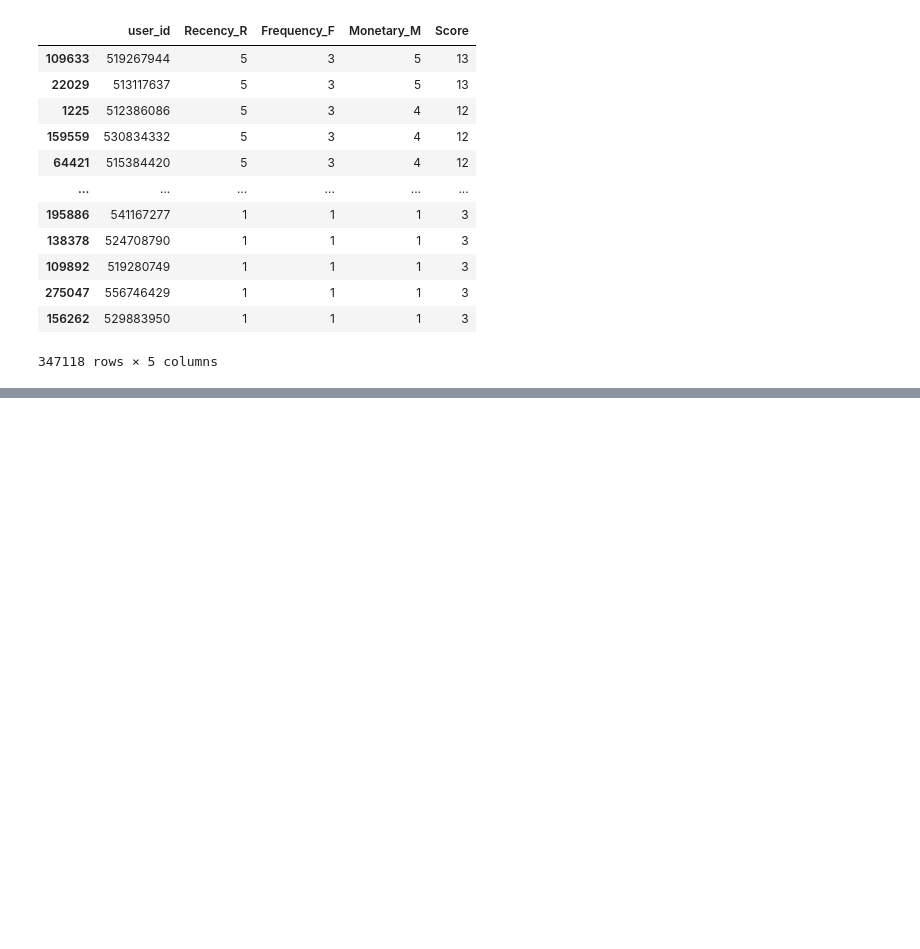
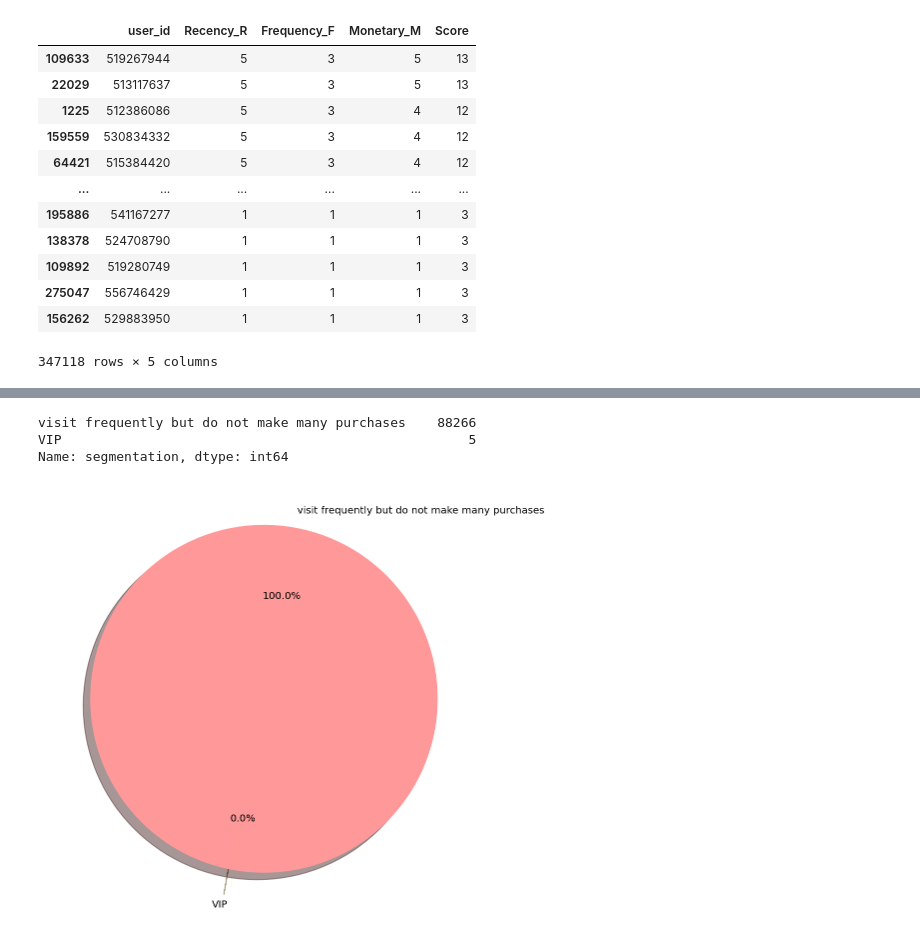
Before and after one commit to Songnahyun/AI_12_cp2_project, a Jupyter notebook: CP2_송나현.ipynb, the cells around one changed output, grey strips where cells are left out. Cells and saved outputs as stored; diff of their text form; code cells hidden in the pictures; blank space fills up the shorter version.

```diff
--- a/CP2_송나현.ipynb
+++ b/CP2_송나현.ipynb
@@ -477,0 +514,6 @@ array([5, 4, 3, 2, 1])
+# %%
+# 세가지 항목이 모두 높은 회원 => 핵심 고객(VIP)
+VIP = [12, 13]
+VIP_df = rfm_df_score[rfm_df_score['Score'].isin(VIP)]
+VIP_df['segmentation'] = 'VIP'
+VIP_df
@@ -477,0 +527,6 @@ array([5, 4, 3, 2, 1])
+# %%
+# 최근방문(R), 방문빈도(F) 높지만 구매금액이 낮다 => 평소에 자주 방문하지만 구매로는 이어지지 않는 고객, 상품에 관심은 많지만 구매를 망설임
+RF_df = rfm_df_score[(rfm_df_score['Recency_R'].isin([4, 5])) & (rfm_df_score['Frequency_F'] == 3)]
+RF_df = RF_df[RF_df['Monetary_M'].isin([1,2])]
+RF_df['segmentation'] = 'visit frequently but do not make many purchases'
+RF_df
@@ -477,0 +566,5 @@ array([5, 4, 3, 2, 1])
+# %%
+# VIP_df, RF_df
+
+VIP = pd.concat([VIP_df, RF_df])
+VIP
@@ -477,0 +585,15 @@ array([5, 4, 3, 2, 1])
+# %%
+VIP.loc[:,'segmentation'].value_counts().sort_values(ascending=False)
+# %% [output]
+visit frequently but do not make many purchases    88266
+VIP                                                    5
+Name: segmentation, dtype: int64
+# %%
+VIP = VIP.loc[:,'segmentation'].value_counts().sort_values(ascending=False)
+labels = VIP.index.array
+explode = [0.05, 0.05]
+colors = ['#ff9999', '#ffc000']
+plt.pie(VIP, labels = labels, autopct='%.1f%%', startangle=260, colors = colors, counterclock=False, explode=explode, shadow=True)
+plt.show()
+# %% [output]
+[figure, added]
```
Also changed, not shown: parts of 11 cells of this notebook.
